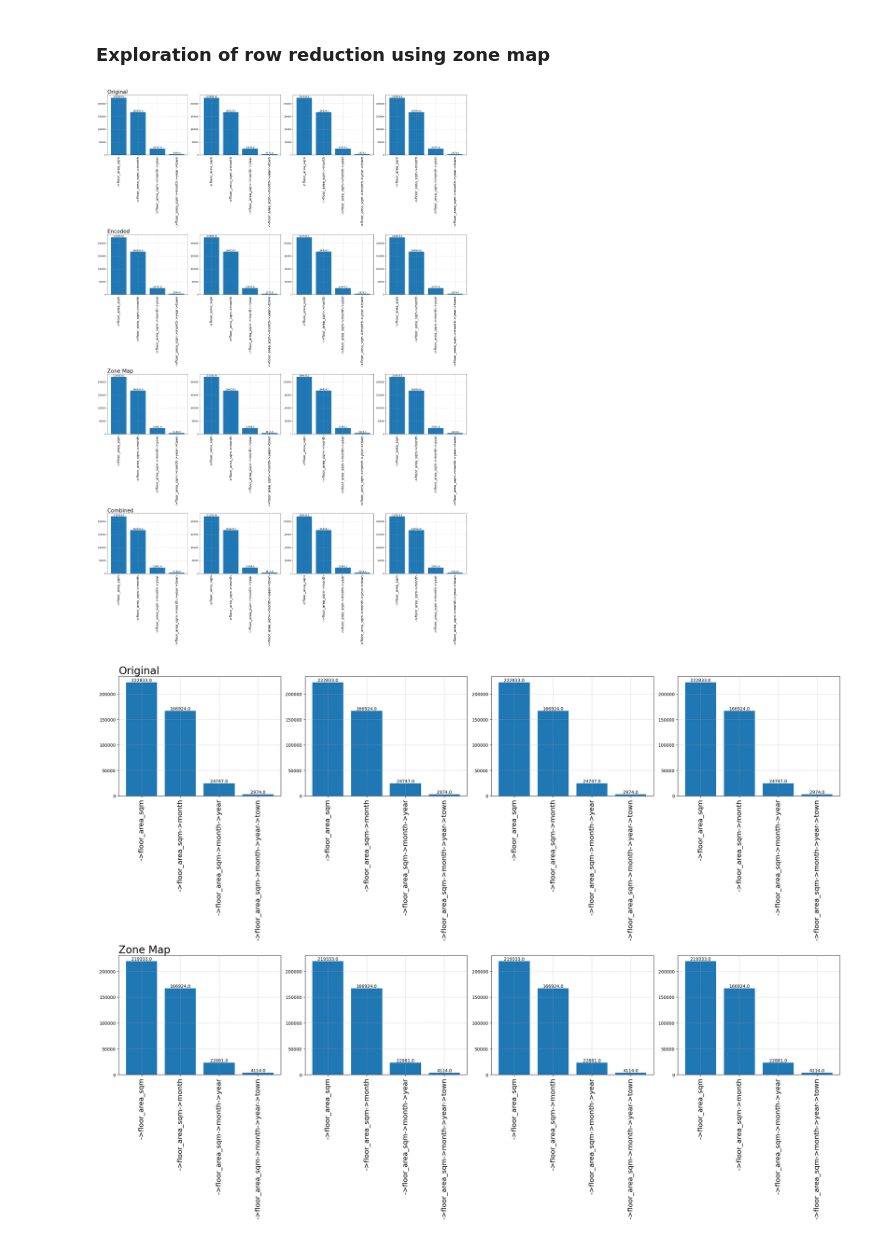
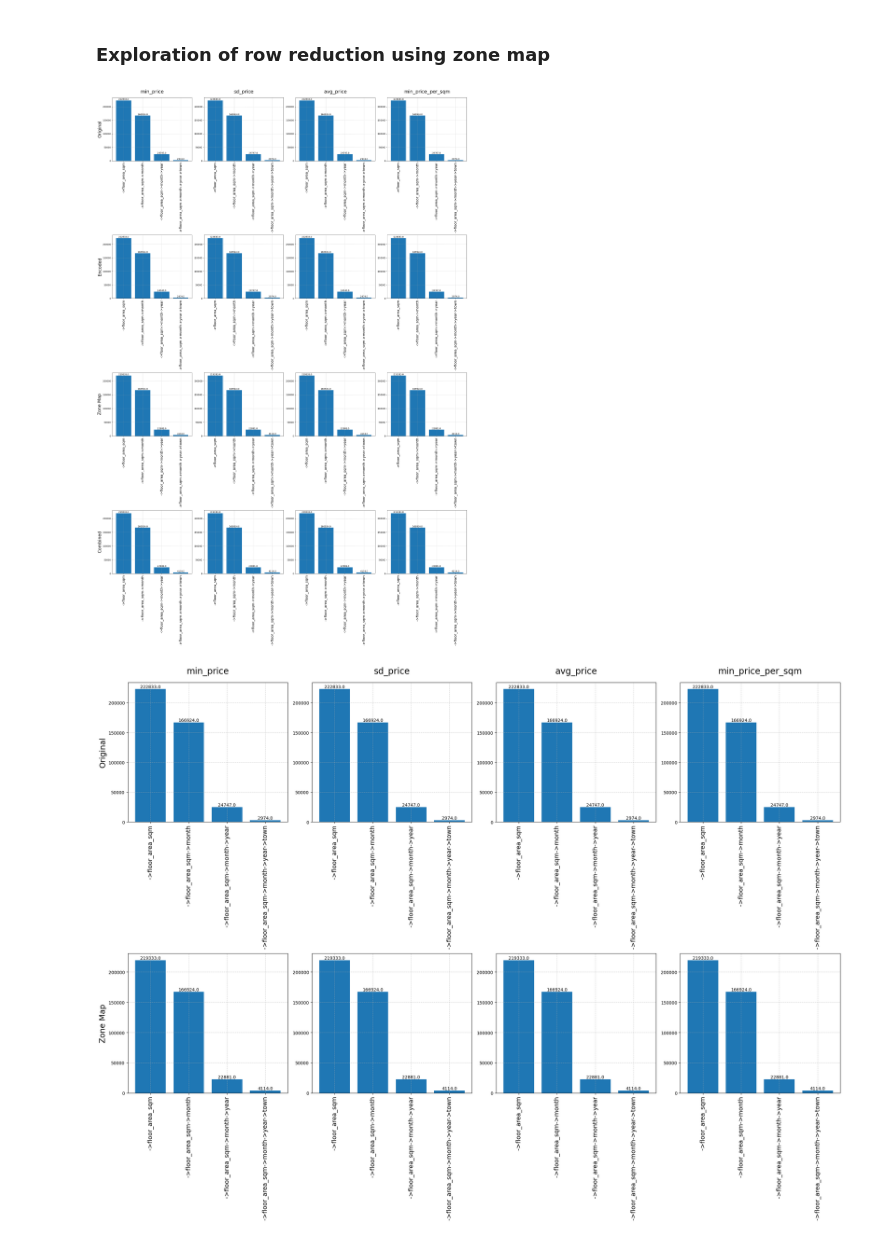
Before and after one commit to zonpig/SC4023-Project, a Jupyter notebook: exploration.ipynb, the cells around one changed output. Cells and saved outputs as stored; diff of their text form; code cells hidden in the pictures.

Commit message:
Add column labels.

```diff
--- a/exploration.ipynb
+++ b/exploration.ipynb
@@ -126,6 +126,7 @@ def add_value_labels(ax):
 
 # Titles for each row
 row_titles = ["Original", "Encoded", "Zone Map", "Combined"]
+column_titles = ['min_price', 'sd_price', 'avg_price', 'min_price_per_sqm']
 data_groups = [
     [cs_min_price_logs, cs_sd_price_logs, cs_avg_price_logs, cs_min_price_per_sqm_logs],
     [cs_encoded_min_price_logs, cs_encoded_sd_price_logs, cs_encoded_avg_price_logs, cs_encoded_min_price_per_sqm_logs],
@@ -133,48 +134,59 @@ data_groups = [
     [cs_combined_min_price_logs, cs_combined_sd_price_logs, cs_combined_avg_price_logs, cs_combined_min_price_per_sqm_logs]
 ]
 
+# Add column titles at the top
+for j, col_title in enumerate(column_titles):
+    axs[0][j].set_title(col_title, fontsize=22, pad=20)  # Add padding for better spacing
+
+# Populate the plots
 for i, row_title in enumerate(row_titles):
-    axs[i][0].set_title(row_title, loc="left", fontsize=24)
+    axs[i][0].set_ylabel(row_title, fontsize=20)  # Label each row on the left
 
     for j, data in enumerate(data_groups[i]):
         axs[i][j].bar(data['cols'], data['lengths'])
-        axs[i][j].tick_params(axis='x', rotation=90,labelsize=16)
-        axs[i][j].grid(True, linestyle="--", alpha=0.6)  # Add grid
+        axs[i][j].tick_params(axis='x', rotation=90, labelsize=16)  # Increase x-axis label size
+        axs[i][j].grid(True, linestyle="--", alpha=0.6)  # Add grid for clarity
         add_value_labels(axs[i][j])  # Add value labels
 
 plt.tight_layout()
 plt.show()
 # %% [output]
-[figure, old version]
+[figure, new version]
 # %%
 import matplotlib.pyplot as plt
 
 fig, axs = plt.subplots(2, 4, figsize=(24, 18))
 
 # Function to add value labels on top of bars
 def add_value_labels(ax):
     for bar in ax.patches:
         height = bar.get_height()
         ax.text(bar.get_x() + bar.get_width() / 2, height, f'{height:.1f}',
                 ha='center', va='bottom', fontsize=10)
 
 # Titles for each row
 row_titles = ["Original", "Zone Map"]
+column_titles = ['min_price', 'sd_price', 'avg_price', 'min_price_per_sqm']
 data_groups = [
     [cs_min_price_logs, cs_sd_price_logs, cs_avg_price_logs, cs_min_price_per_sqm_logs],
     [cs_zone_map_min_price_logs, cs_zone_map_sd_price_logs, cs_zone_map_avg_price_logs, cs_zone_map_min_price_per_sqm_logs]
 ]
 
+# Add column titles at the top
+for j, col_title in enumerate(column_titles):
+    axs[0][j].set_title(col_title, fontsize=20, pad=20)  # Increase padding for spacing
+
+# Populate the plots
 for i, row_title in enumerate(row_titles):
-    axs[i][0].set_title(row_title, loc="left", fontsize=24)
+    axs[i][0].set_ylabel(row_title, fontsize=18)  # Label each row on the left
 
     for j, data in enumerate(data_groups[i]):
         axs[i][j].bar(data['cols'], data['lengths'])
-        axs[i][j].tick_params(axis='x', rotation=90,labelsize=16)
+        axs[i][j].tick_params(axis='x', rotation=90, labelsize=14)  # Increase font size
         axs[i][j].grid(True, linestyle="--", alpha=0.6)  # Add grid
         add_value_labels(axs[i][j])  # Add value labels
 
 plt.tight_layout()
 plt.show()
 # %% [output]
-[figure, old version]
+[figure, new version]
```
